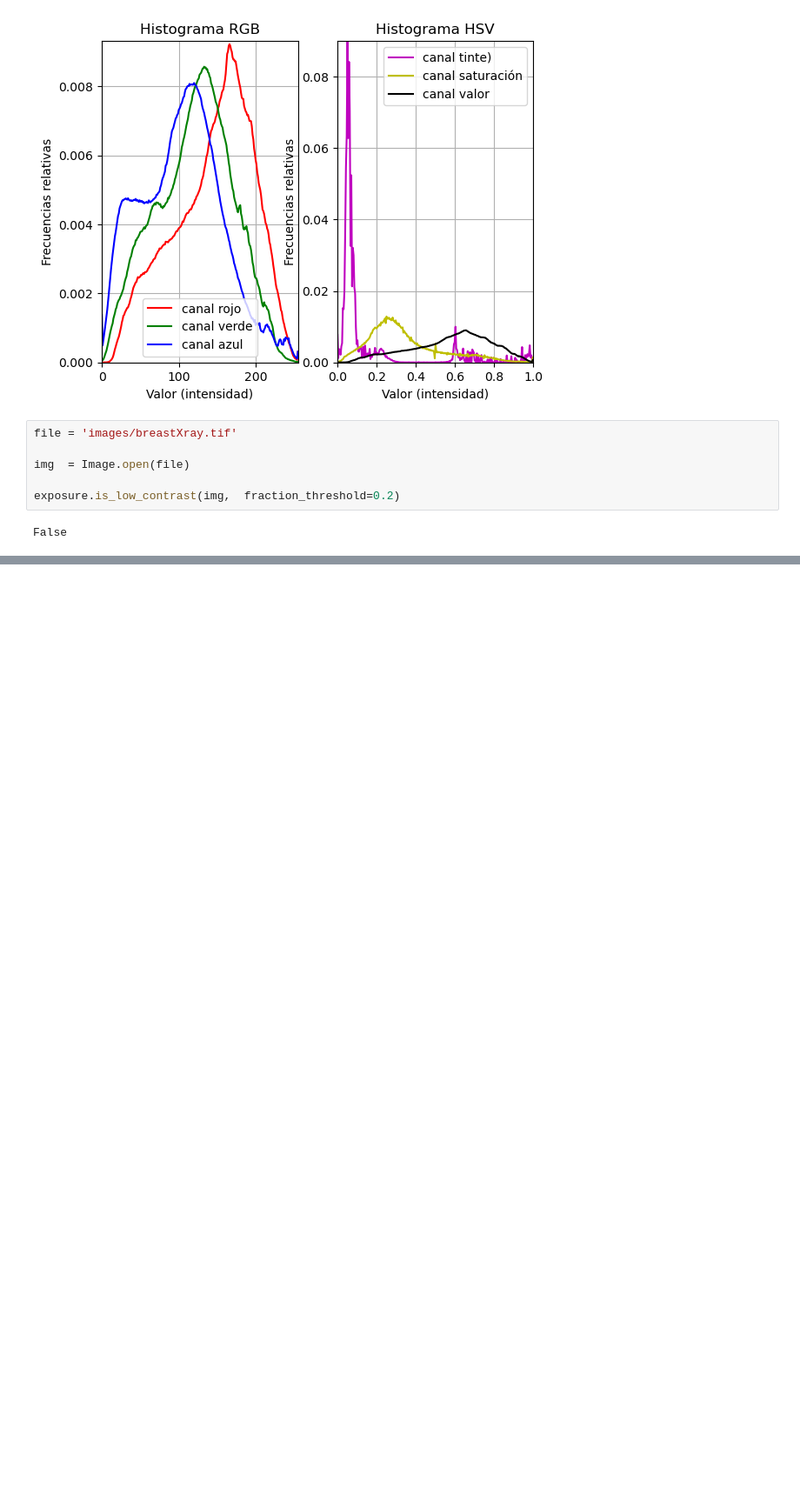
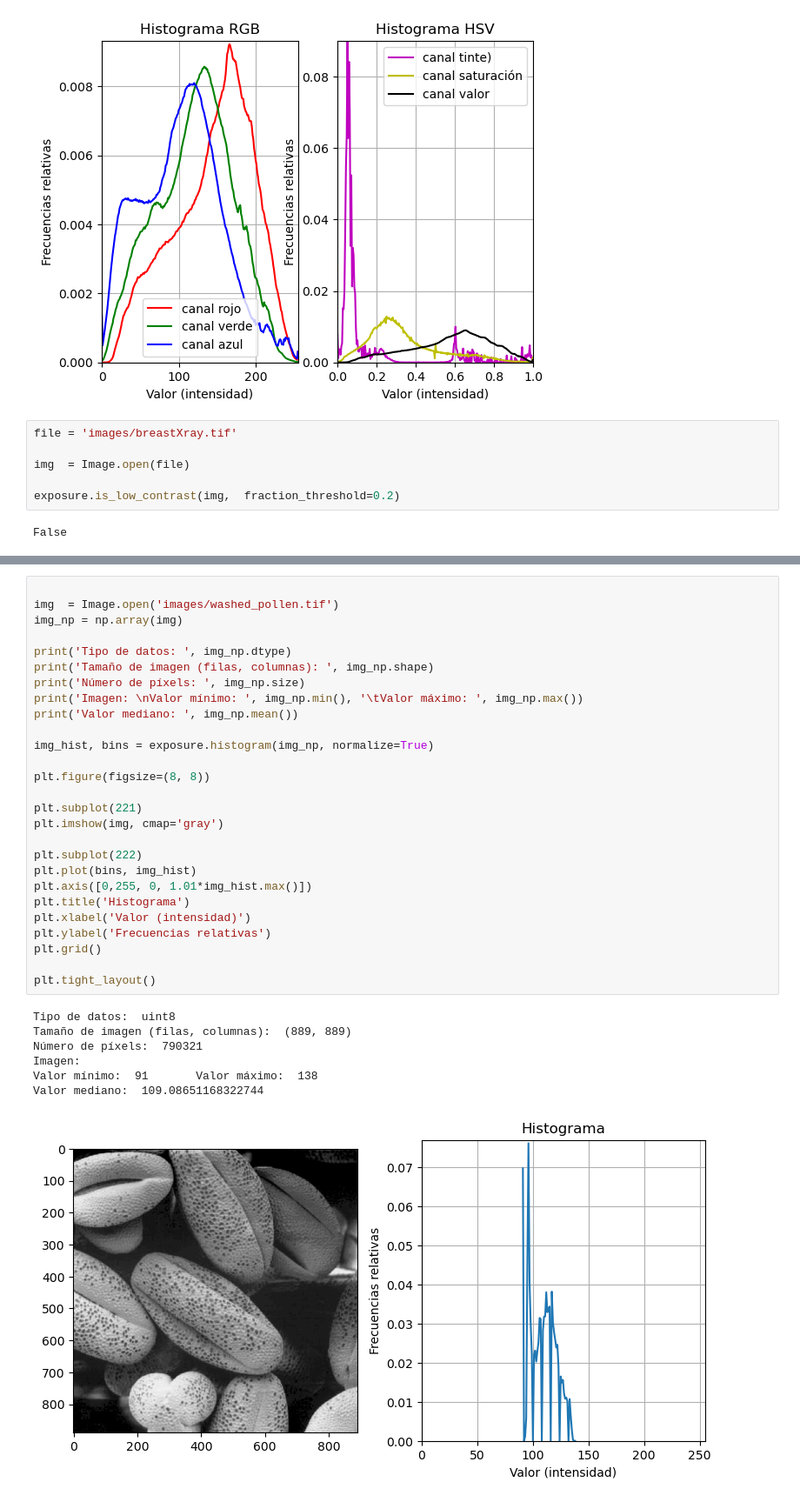
Before and after one commit to javiergc10/mi_repositoriobien, a Jupyter notebook: Pruebas.ipynb, the cells around one changed output, grey strips where cells are left out. Shown at 87% size. Drawn from its saved outputs; the diff is of its cells as text; blank space fills up the shorter version.

```diff
--- a/Pruebas.ipynb
+++ b/Pruebas.ipynb
@@ -56,0 +156,35 @@ False
+# %%
+
+img  = Image.open('images/washed_pollen.tif')
+img_np = np.array(img)
+
+print('Tipo de datos: ', img_np.dtype)
+print('Tamaño de imagen (filas, columnas): ', img_np.shape)
+print('Número de píxels: ', img_np.size)
+print('Imagen: \nValor mínimo: ', img_np.min(), '\tValor máximo: ', img_np.max())
+print('Valor mediano: ', img_np.mean())
+
+img_hist, bins = exposure.histogram(img_np, normalize=True)
+
+plt.figure(figsize=(8, 8))
+
+plt.subplot(221)
+plt.imshow(img, cmap='gray')
+
+plt.subplot(222)
+plt.plot(bins, img_hist)
+plt.axis([0,255, 0, 1.01*img_hist.max()])
+plt.title('Histograma')
+plt.xlabel('Valor (intensidad)')
+plt.ylabel('Frecuencias relativas')
+plt.grid()
+
+plt.tight_layout()
+# %% [output]
+Tipo de datos:  uint8
+Tamaño de imagen (filas, columnas):  (889, 889)
+Número de píxels:  790321
+Imagen:
+Valor mínimo:  91       Valor máximo:  138
+Valor mediano:  109.08651168322744
+[figure, added]
```
Also changed, not shown: parts of 7 cells of this notebook, 28 other files.
